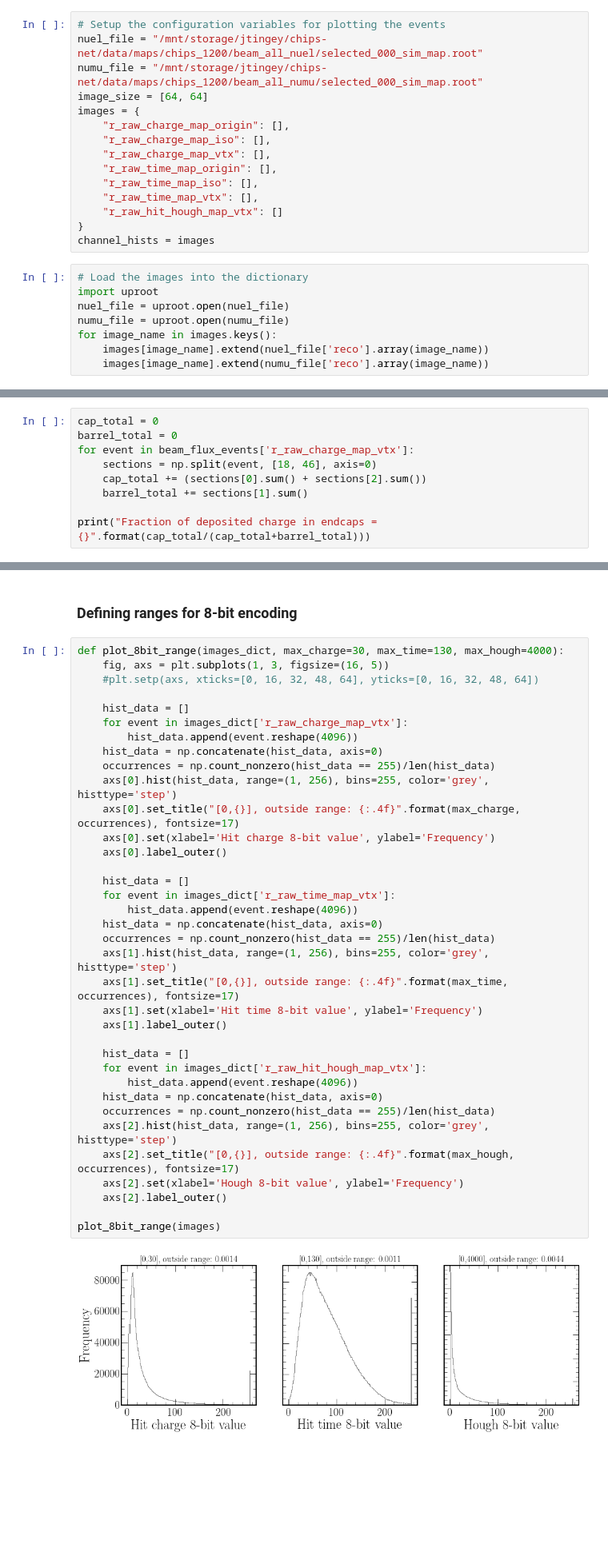
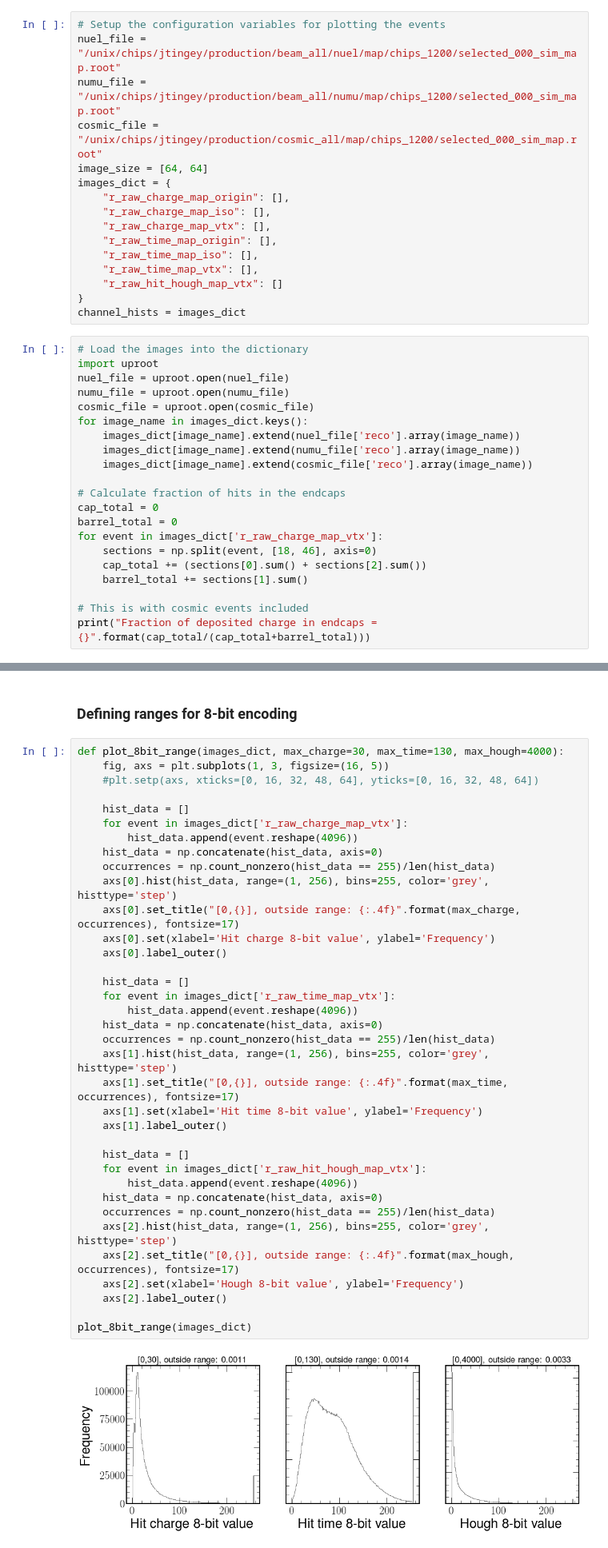
Before and after one commit to chipsneutrino/chips-net, a Jupyter notebook: notebooks/analysis.ipynb, the cells around one changed output, grey strips where cells are left out. Shown at 80% size. Saved outputs shown, nothing was run; the diff lists cells and outputs as text; blank space fills up the shorter version.

```diff
--- a/notebooks/analysis.ipynb
+++ b/notebooks/analysis.ipynb
@@ -157,9 +268,10 @@ The other possible ways of representing the
 # %%
 # Setup the configuration variables for plotting the events
-nuel_file = "/mnt/storage/jtingey/chips-net/data/maps/chips_1200/beam_all_nuel/selected_000_sim_map.root"
-numu_file = "/mnt/storage/jtingey/chips-net/data/maps/chips_1200/beam_all_numu/selected_000_sim_map.root"
+nuel_file = "/unix/chips/jtingey/production/beam_all/nuel/map/chips_1200/selected_000_sim_map.root"
+numu_file = "/unix/chips/jtingey/production/beam_all/numu/map/chips_1200/selected_000_sim_map.root"
+cosmic_file = "/unix/chips/jtingey/production/cosmic_all/map/chips_1200/selected_000_sim_map.root"
 image_size = [64, 64]
-images = {
+images_dict = {
     "r_raw_charge_map_origin": [],
     "r_raw_charge_map_iso": [],
     "r_raw_charge_map_vtx": [],
@@ -168,12 +280,25 @@ images = {
     "r_raw_time_map_vtx": [],
     "r_raw_hit_hough_map_vtx": []
 }
-channel_hists = images
+channel_hists = images_dict
 # %%
 # Load the images into the dictionary
 import uproot
 nuel_file = uproot.open(nuel_file)
 numu_file = uproot.open(numu_file)
-for image_name in images.keys():
-    images[image_name].extend(nuel_file['reco'].array(image_name))
-    images[image_name].extend(numu_file['reco'].array(image_name))
+cosmic_file = uproot.open(cosmic_file)
+for image_name in images_dict.keys():
+    images_dict[image_name].extend(nuel_file['reco'].array(image_name))
+    images_dict[image_name].extend(numu_file['reco'].array(image_name))
+    images_dict[image_name].extend(cosmic_file['reco'].array(image_name))
+
+# Calculate fraction of hits in the endcaps
+cap_total = 0
+barrel_total = 0
+for event in images_dict['r_raw_charge_map_vtx']:
+    sections = np.split(event, [18, 46], axis=0)
+    cap_total += (sections[0].sum() + sections[2].sum())
+    barrel_total += sections[1].sum()
+
+# This is with cosmic events included
+print("Fraction of deposited charge in endcaps = {}".format(cap_total/(cap_total+barrel_total)))
@@ -182,9 +304,0 @@ for image_name in images.keys():
-# %%
-cap_total = 0
-barrel_total = 0
-for event in beam_flux_events['r_raw_charge_map_vtx']:
-    sections = np.split(event, [18, 46], axis=0)
-    cap_total += (sections[0].sum() + sections[2].sum())
-    barrel_total += sections[1].sum()
-
-print("Fraction of deposited charge in endcaps = {}".format(cap_total/(cap_total+barrel_total)))
@@ -261,34 +355,34 @@ def plot_8bit_range(images_dict, max_charge=30, max_time=130, max_hough=4000):
     for event in images_dict['r_raw_charge_map_vtx']:
         hist_data.append(event.reshape(4096))
     hist_data = np.concatenate(hist_data, axis=0)
     occurrences = np.count_nonzero(hist_data == 255)/len(hist_data)
     axs[0].hist(hist_data, range=(1, 256), bins=255, color='grey', histtype='step')
     axs[0].set_title("[0,{}], outside range: {:.4f}".format(max_charge, occurrences), fontsize=17)
     axs[0].set(xlabel='Hit charge 8-bit value', ylabel='Frequency')
     axs[0].label_outer()
 
     hist_data = []
     for event in images_dict['r_raw_time_map_vtx']:
         hist_data.append(event.reshape(4096))
     hist_data = np.concatenate(hist_data, axis=0)
     occurrences = np.count_nonzero(hist_data == 255)/len(hist_data)
     axs[1].hist(hist_data, range=(1, 256), bins=255, color='grey', histtype='step')
     axs[1].set_title("[0,{}], outside range: {:.4f}".format(max_time, occurrences), fontsize=17)
     axs[1].set(xlabel='Hit time 8-bit value', ylabel='Frequency')
     axs[1].label_outer()
 
     hist_data = []
     for event in images_dict['r_raw_hit_hough_map_vtx']:
         hist_data.append(event.reshape(4096))
     hist_data = np.concatenate(hist_data, axis=0)
     occurrences = np.count_nonzero(hist_data == 255)/len(hist_data)
     axs[2].hist(hist_data, range=(1, 256), bins=255, color='grey', histtype='step')
     axs[2].set_title("[0,{}], outside range: {:.4f}".format(max_hough, occurrences), fontsize=17)
     axs[2].set(xlabel='Hough 8-bit value', ylabel='Frequency')
     axs[2].label_outer()
 
-plot_8bit_range(images)
+plot_8bit_range(images_dict)
 # %% [output]
-[figure, old version]
+[figure, new version]
 # %% [markdown]
 ## Explainability
```
Also changed, not shown: parts of 38 cells of this notebook, 26 other files.
